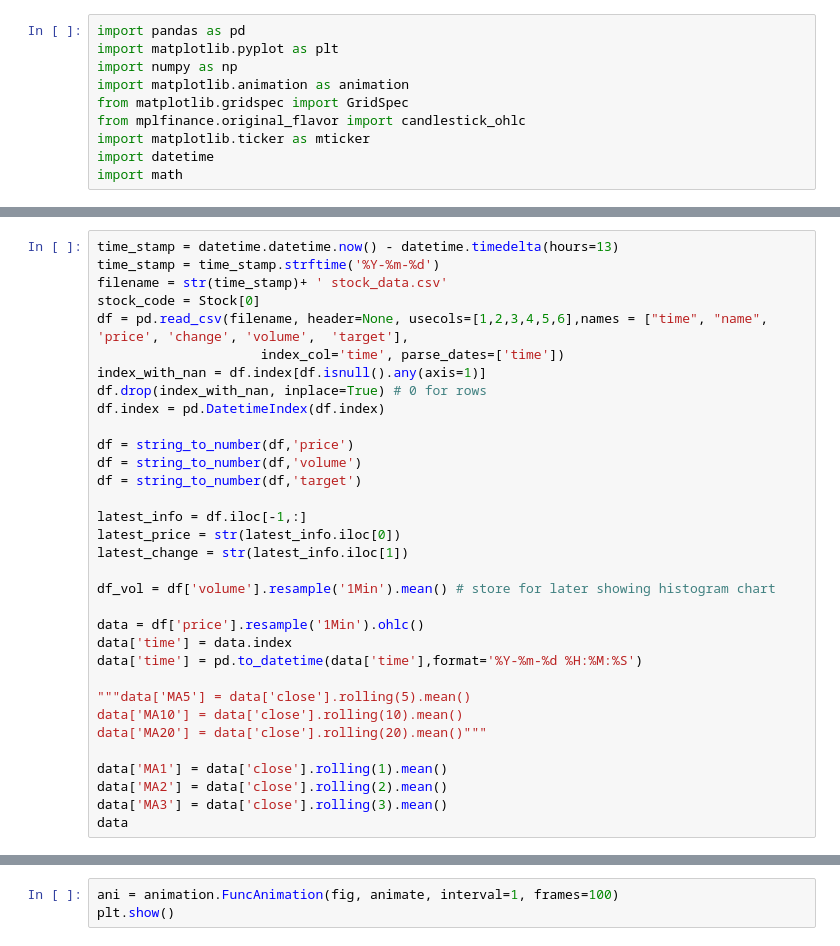
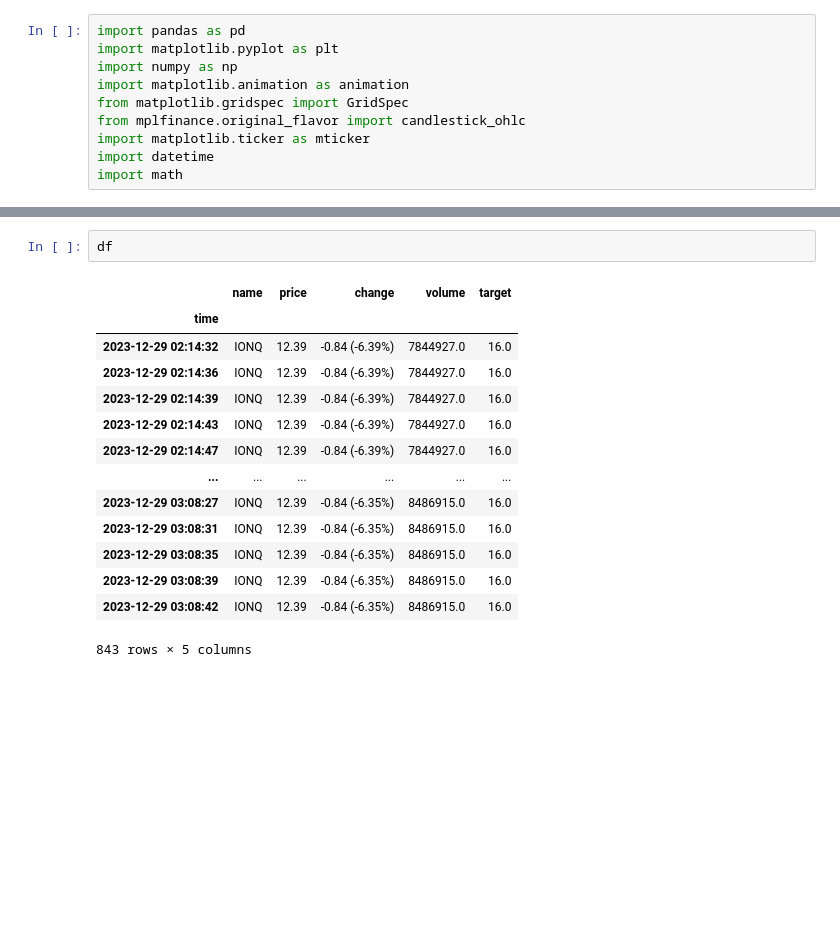
Before and after one commit to ZilD117/QuantPack, a Jupyter notebook: ploting_stock.ipynb, the cells around one changed output, grey strips where cells are left out. Saved outputs shown, nothing was run; the diff lists cells and outputs as text; blank space fills up the shorter version.

```diff
--- a/ploting_stock.ipynb
+++ b/ploting_stock.ipynb
@@ -127,33 +152,0 @@ data.reset_index(drop=True, inplace = True)
-# %%
-time_stamp = datetime.datetime.now() - datetime.timedelta(hours=13)
-time_stamp = time_stamp.strftime('%Y-%m-%d')
-filename = str(time_stamp)+ ' stock_data.csv'
-stock_code = Stock[0]
-df = pd.read_csv(filename, header=None, usecols=[1,2,3,4,5,6],names = ["time", "name", 'price', 'change', 'volume',  'target'],
-                     index_col='time', parse_dates=['time'])
-index_with_nan = df.index[df.isnull().any(axis=1)]
-df.drop(index_with_nan, inplace=True) # 0 for rows
-df.index = pd.DatetimeIndex(df.index)
-
-df = string_to_number(df,'price')
-df = string_to_number(df,'volume')
-df = string_to_number(df,'target')
-
-latest_info = df.iloc[-1,:]
-latest_price = str(latest_info.iloc[0])
-latest_change = str(latest_info.iloc[1])
-
-df_vol = df['volume'].resample('1Min').mean() # store for later showing histogram chart
-
-data = df['price'].resample('1Min').ohlc()
-data['time'] = data.index
-data['time'] = pd.to_datetime(data['time'],format='%Y-%m-%d %H:%M:%S')
-
-"""data['MA5'] = data['close'].rolling(5).mean()
-data['MA10'] = data['close'].rolling(10).mean()
-data['MA20'] = data['close'].rolling(20).mean()"""
-
-data['MA1'] = data['close'].rolling(1).mean()
-data['MA2'] = data['close'].rolling(2).mean()
-data['MA3'] = data['close'].rolling(3).mean()
-data
@@ -244,3 +226,17 @@ def animate(i):
-# %%
-ani = animation.FuncAnimation(fig, animate, interval=1, frames=100)
-plt.show()
+# %%
+df
+# %% [output]
+|  | name | price | change | volume | target |
+| time |  |  |  |  |  |
+| 2023-12-29 02:14:32 | IONQ | 12.39 | -0.84 (-6.39%) | 7844927.0 | 16.0 |
+| 2023-12-29 02:14:36 | IONQ | 12.39 | -0.84 (-6.39%) | 7844927.0 | 16.0 |
+| 2023-12-29 02:14:39 | IONQ | 12.39 | -0.84 (-6.39%) | 7844927.0 | 16.0 |
+| 2023-12-29 02:14:43 | IONQ | 12.39 | -0.84 (-6.39%) | 7844927.0 | 16.0 |
+| 2023-12-29 02:14:47 | IONQ | 12.39 | -0.84 (-6.39%) | 7844927.0 | 16.0 |
+| ... | ... | ... | ... | ... | ... |
+| 2023-12-29 03:08:27 | IONQ | 12.39 | -0.84 (-6.35%) | 8486915.0 | 16.0 |
+| 2023-12-29 03:08:31 | IONQ | 12.39 | -0.84 (-6.35%) | 8486915.0 | 16.0 |
+| 2023-12-29 03:08:35 | IONQ | 12.39 | -0.84 (-6.35%) | 8486915.0 | 16.0 |
+| 2023-12-29 03:08:39 | IONQ | 12.39 | -0.84 (-6.35%) | 8486915.0 | 16.0 |
+| 2023-12-29 03:08:42 | IONQ | 12.39 | -0.84 (-6.35%) | 8486915.0 | 16.0 |
+843 rows × 5 columns
```
Also changed, not shown: parts of 14 cells of this notebook.
